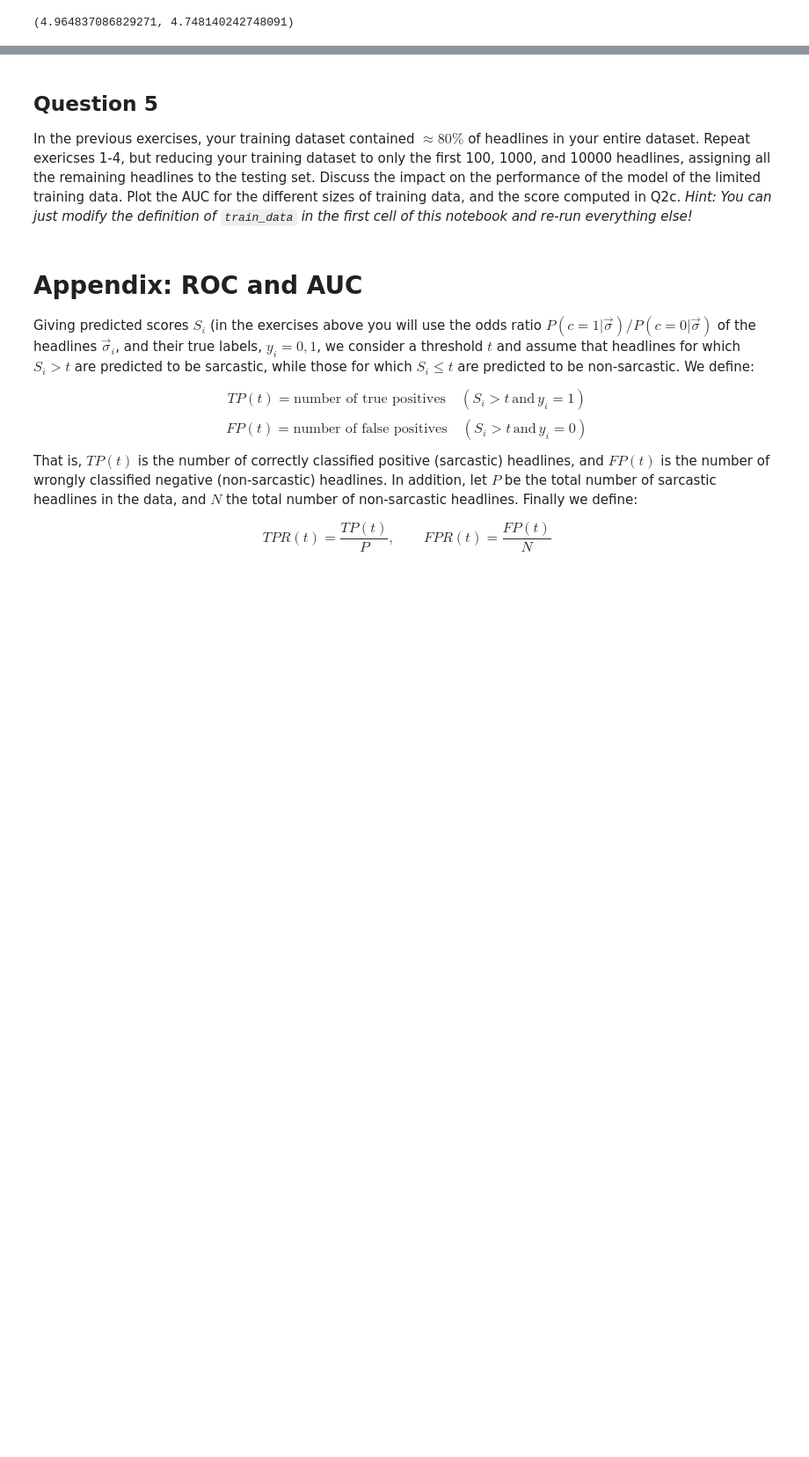
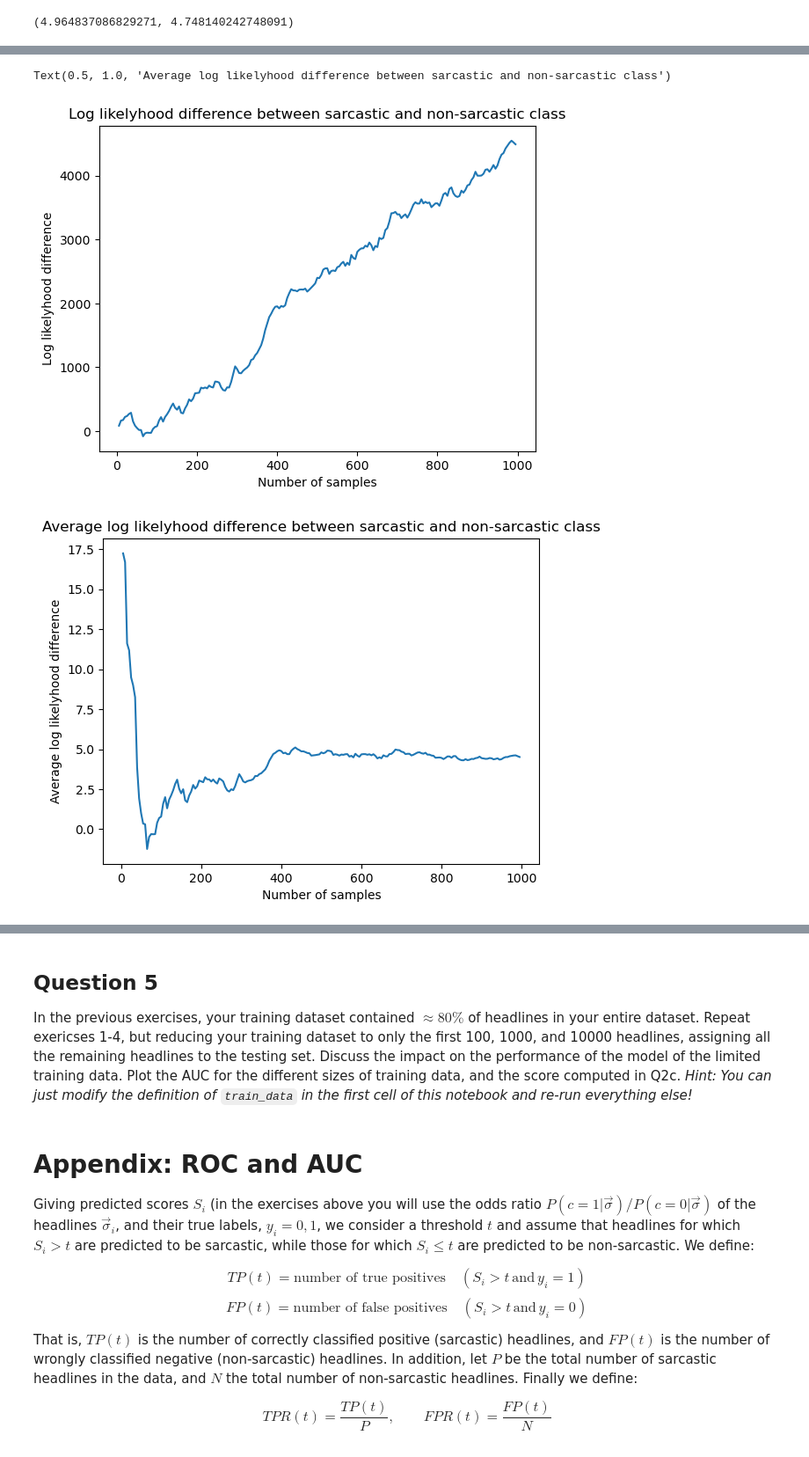
Before and after one commit to CEBangu/COGSCI316_Machine-Learning, a Jupyter notebook: Maximum Entropy Models/MaxEnt.ipynb, the cells around one changed output, grey strips where cells are left out. Shown: that part at 88% size. Saved outputs shown, nothing was run; the diff lists cells and outputs as text; code cells hidden in the pictures; blank space fills up the shorter version.

```diff
--- a/Maximum Entropy Models/MaxEnt.ipynb
+++ b/Maximum Entropy Models/MaxEnt.ipynb
@@ -500,0 +542,35 @@ Chernoff_bound(1e-10, x), Chernoff_bound(1e-10, y)
+# %%
+datasets = {'c0': {}, 'c1': {}}
+steps = range(5, 1000, 5)
+for step in steps:
+    for category in datasets:
+        datasets[category][step] = non_sarcastic_test[:step] if category == 'c0' else sarcastic_test[:step]
+# %%
+def log_likelyhood(log_data_probs):
+    return np.sum(log_data_probs)
+
+LLs = {'c0': {}, 'c1': {}}
+for category in datasets:
+    for step in datasets[category]:
+        data = datasets[category][step]
+        log_data_probs = log_conditional(data, field_sarcastic_train) if category == 'c1' else log_conditional(data, field_non_sarcastic_train)
+        LLs[category][step] = log_likelyhood(log_data_probs)
+
+
+ll_diff = {step: LLs['c0'][step] - LLs['c1'][step] for step in steps}
+fig, ax = plt.subplots()
+ax.plot(steps, list(ll_diff.values()))
+ax.set_xlabel('Number of samples')
+ax.set_ylabel('Log likelyhood difference')
+ax.set_title('Log likelyhood difference between sarcastic and non-sarcastic class')
+
+avg_ll_diff = {step: ll_diff[step] / step for step in steps}
+fig, ax = plt.subplots()
+ax.plot(steps, list(avg_ll_diff.values()))
+ax.set_xlabel('Number of samples')
+ax.set_ylabel('Average log likelyhood difference')
+ax.set_title('Average log likelyhood difference between sarcastic and non-sarcastic class')
+# %% [output]
+Text(0.5, 1.0, 'Average log likelyhood difference between sarcastic and non-sarcastic class')
+[figure, added]
+[figure, added]
```
Also changed, not shown: parts of 11 cells of this notebook, 1 other file.
